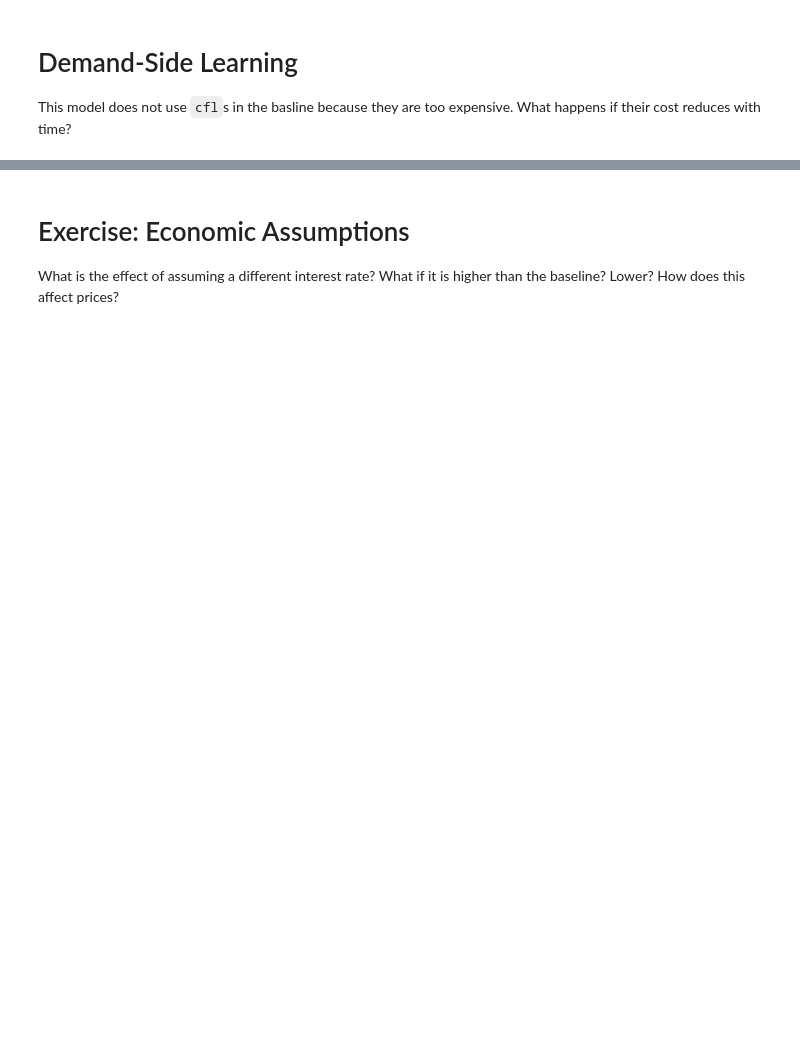
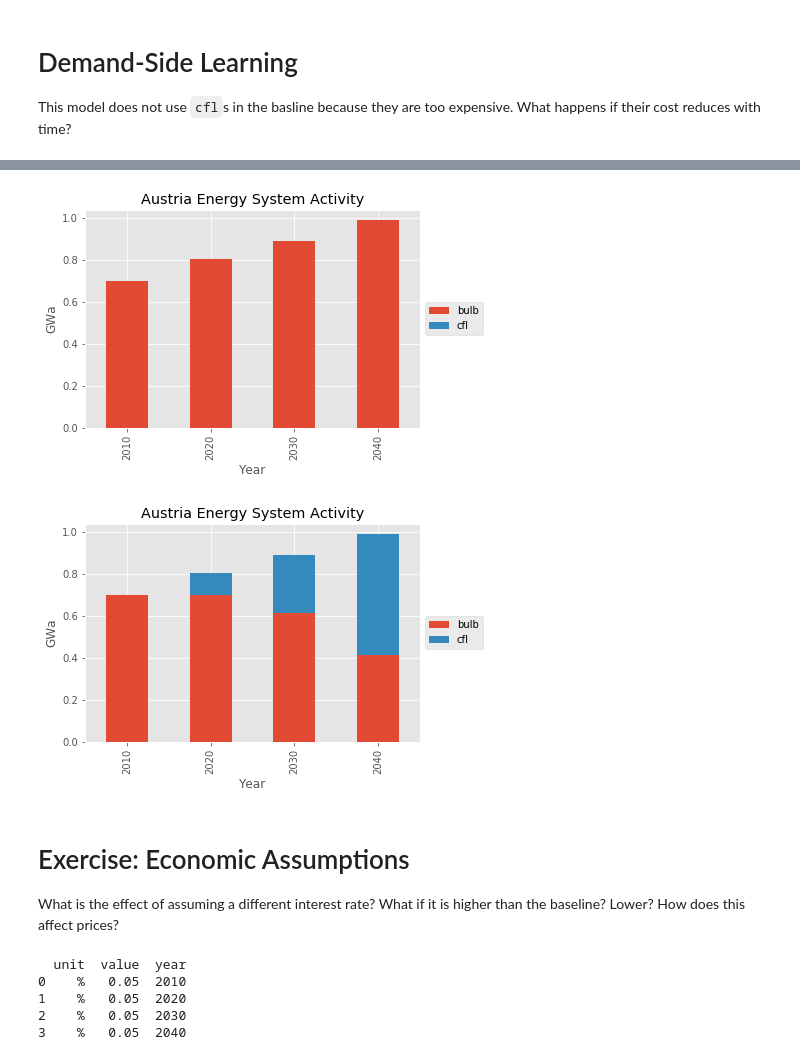
Before and after one commit to iiasa/message_ix, a Jupyter notebook: tutorial/Austrian_energy_system/austria_multiple_policies-answers.ipynb, the cells around one changed output, grey strips where cells are left out. Drawn from its saved outputs; the diff is of its cells as text; code cells hidden in the pictures; blank space fills up the shorter version.

```diff
--- a/tutorial/Austrian_energy_system/austria_multiple_policies-answers.ipynb
+++ b/tutorial/Austrian_energy_system/austria_multiple_policies-answers.ipynb
@@ -111,7 +110,23 @@ with read_ds(mp, name, new_scen) as ds:
+# %%
+with read_scenario(mp, name, new_scen) as scenario, read_scenario(mp, name, base_scen) as base:
+    Plots(base, country).plot_activity(baseyear=True, subset=lights)
+    Plots(scenario, country).plot_activity(baseyear=True, subset=lights)
+# %% [output]
+[figure, added]
+[figure, added]
 # %% [markdown]
 # Exercise: Economic Assumptions
 
 What is the effect of assuming a different interest rate? What if it is higher than the baseline? Lower? How does this affect prices?
+# %%
+with read_scenario(mp, name, base_scen) as base:
+    print(base.par('interestrate'))
+# %% [output]
+  unit  value  year
+0    %   0.05  2010
+1    %   0.05  2020
+2    %   0.05  2030
+3    %   0.05  2040
 # %%
 new_scen = 'interest_rate_.1'
 
```
Also changed, not shown: parts of 19 cells of this notebook, 9 other files.
